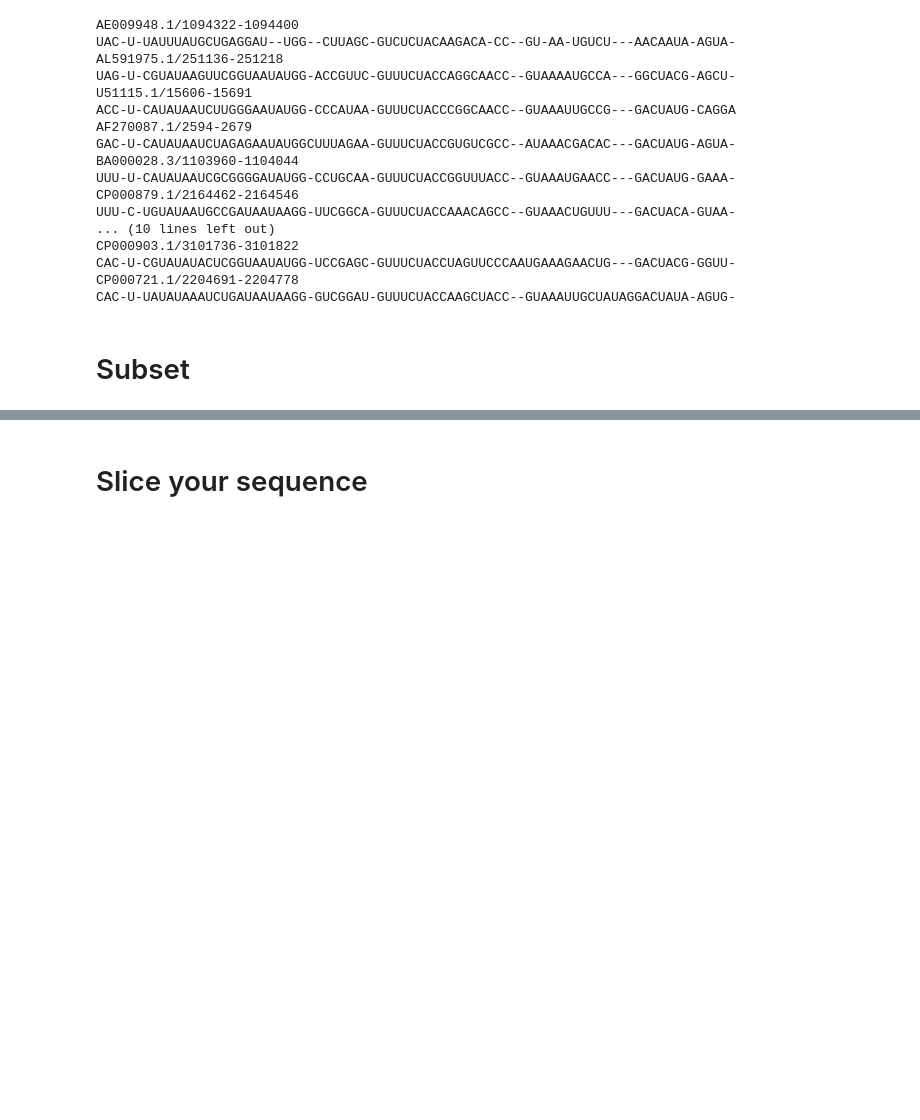
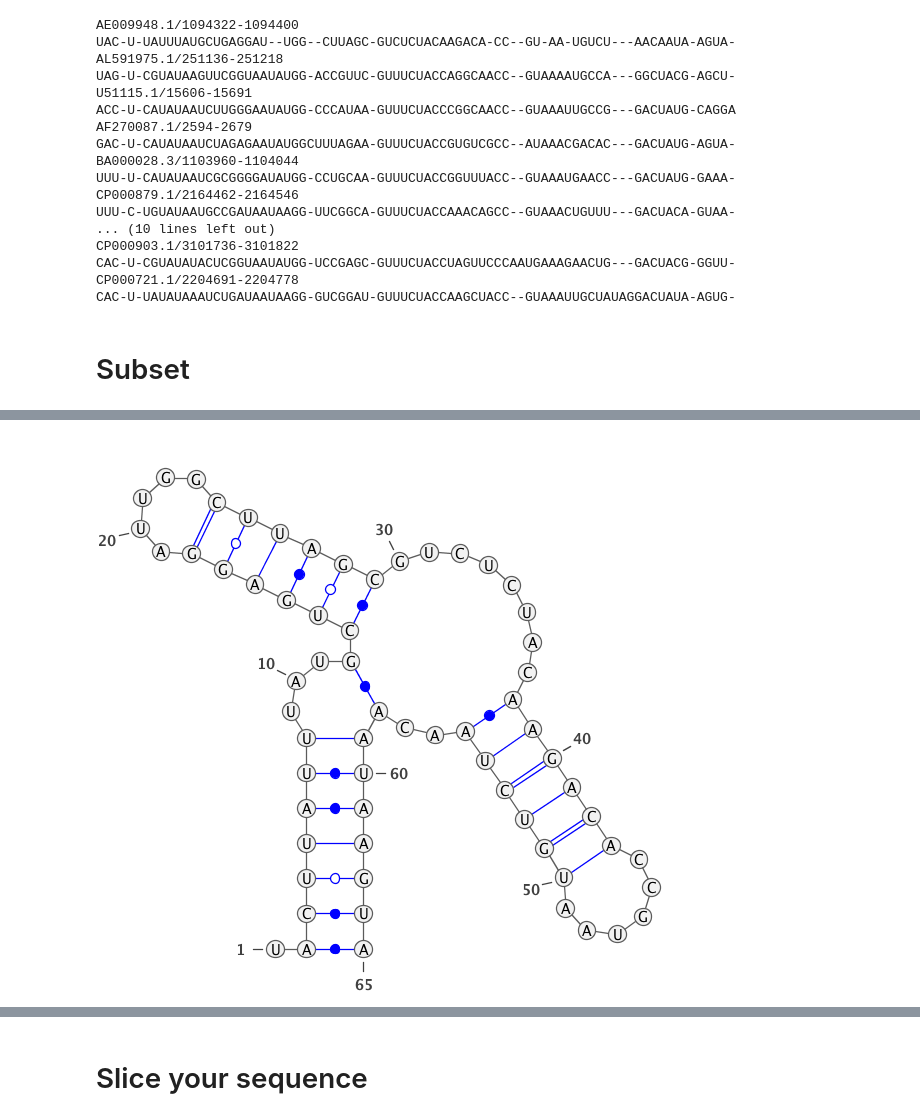
Before and after one commit to mmagnus/rna-tools, a Jupyter notebook: rna_pdb_tools/utils/rna_alignment/rna_alignment.ipynb, the cells around one changed output, grey strips where cells are left out. Drawn from its saved outputs; the diff is of its cells as text; code cells hidden in the pictures; blank space fills up the shorter version.

```diff
--- a/rna_pdb_tools/utils/rna_alignment/rna_alignment.ipynb
+++ b/rna_pdb_tools/utils/rna_alignment/rna_alignment.ipynb
@@ -162,0 +188,5 @@ CP000721.1/2204691-2204778  CAC-U-UAUAUAAAUCUGAUAAUAAGG-GUCGGAU-GUUUCUACCAAGCUAC
+# %%
+s.remove_gaps(check_bps=False)
+s.draw_ss()
+# %% [output]
+[figure, added]
```
Also changed, not shown: parts of 14 cells of this notebook, 4 other files.
